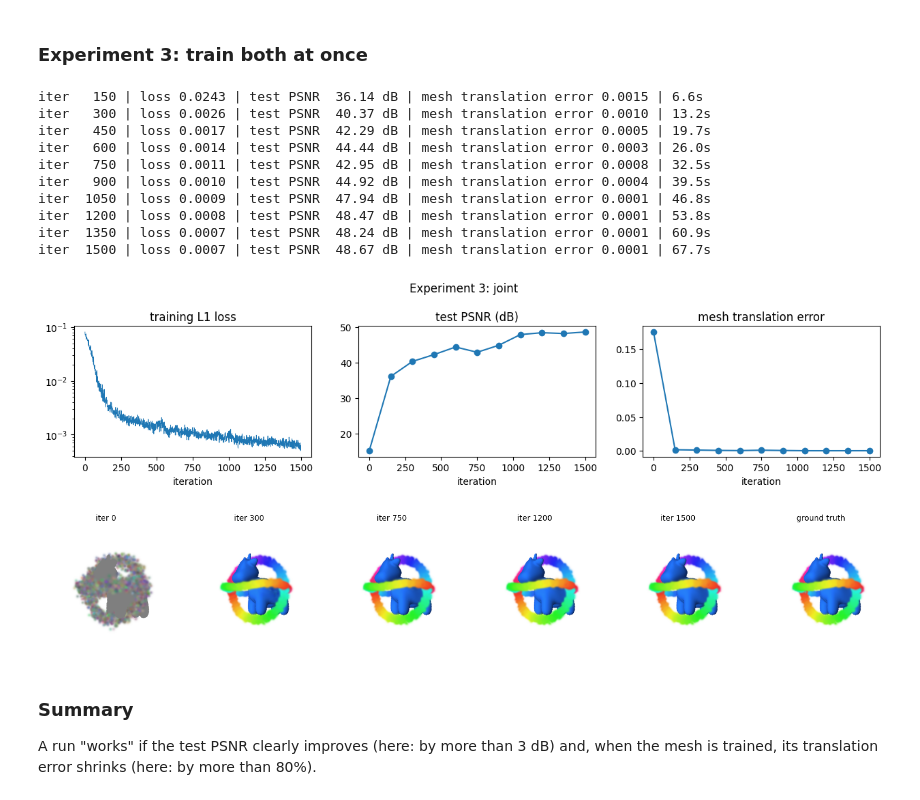
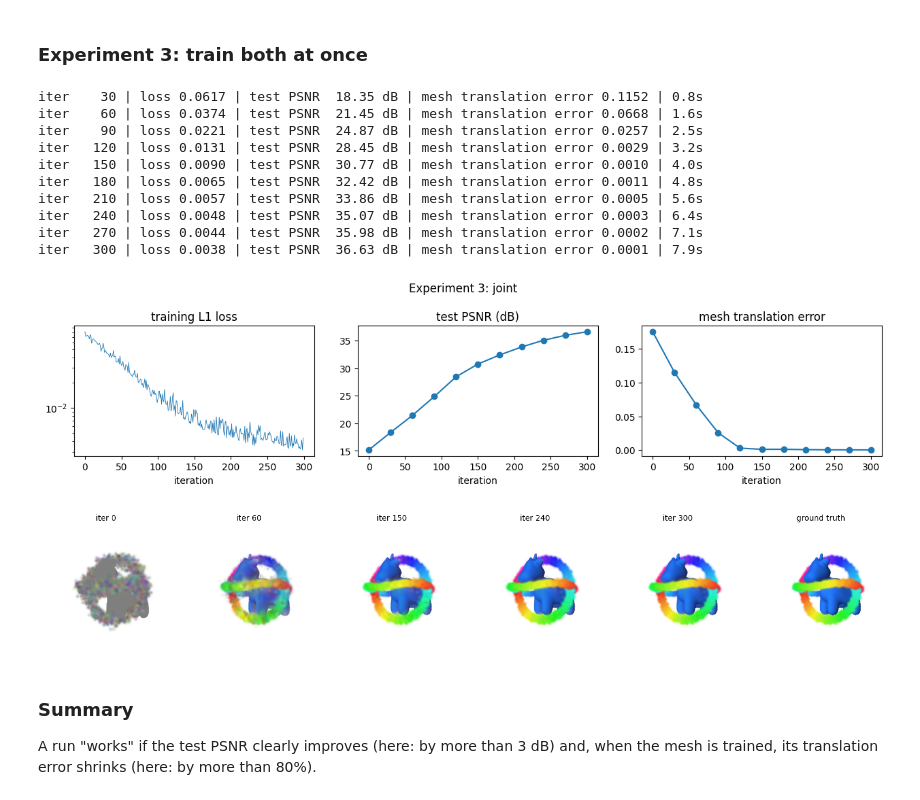
Before and after one commit to PeizhiYan/gmesh, a Jupyter notebook: examples/example-4 - toy training.ipynb, the cells around one changed output. Cells and saved outputs as stored; diff of their text form; code cells hidden in the pictures.

```diff
--- a/examples/example-4 - toy training.ipynb
+++ b/examples/example-4 - toy training.ipynb
@@ -242,22 +240,22 @@ iter   800 | loss 0.0001 | test PSNR  63.68 dB | mesh translation error 0.0000 |
 # %% [markdown]
 ### Experiment 3: train both at once
 # %%
-hist_joint = train(train_gaussians=True, train_mesh=True, iters=1500, snapshot_every=150)
+hist_joint = train(train_gaussians=True, train_mesh=True, iters=300, snapshot_every=30)
 plot_history(hist_joint, 'Experiment 3: joint', show_translation=True)
 show_progress(hist_joint)
 # %% [output]
-iter   150 | loss 0.0243 | test PSNR  36.14 dB | mesh translation error 0.0015 | 6.6s
-iter   300 | loss 0.0026 | test PSNR  40.37 dB | mesh translation error 0.0010 | 13.2s
-iter   450 | loss 0.0017 | test PSNR  42.29 dB | mesh translation error 0.0005 | 19.7s
-iter   600 | loss 0.0014 | test PSNR  44.44 dB | mesh translation error 0.0003 | 26.0s
-iter   750 | loss 0.0011 | test PSNR  42.95 dB | mesh translation error 0.0008 | 32.5s
-iter   900 | loss 0.0010 | test PSNR  44.92 dB | mesh translation error 0.0004 | 39.5s
-iter  1050 | loss 0.0009 | test PSNR  47.94 dB | mesh translation error 0.0001 | 46.8s
-iter  1200 | loss 0.0008 | test PSNR  48.47 dB | mesh translation error 0.0001 | 53.8s
-iter  1350 | loss 0.0007 | test PSNR  48.24 dB | mesh translation error 0.0001 | 60.9s
-iter  1500 | loss 0.0007 | test PSNR  48.67 dB | mesh translation error 0.0001 | 67.7s
+iter    30 | loss 0.0617 | test PSNR  18.35 dB | mesh translation error 0.1152 | 0.8s
+iter    60 | loss 0.0374 | test PSNR  21.45 dB | mesh translation error 0.0668 | 1.6s
+iter    90 | loss 0.0221 | test PSNR  24.87 dB | mesh translation error 0.0257 | 2.5s
+iter   120 | loss 0.0131 | test PSNR  28.45 dB | mesh translation error 0.0029 | 3.2s
+iter   150 | loss 0.0090 | test PSNR  30.77 dB | mesh translation error 0.0010 | 4.0s
+iter   180 | loss 0.0065 | test PSNR  32.42 dB | mesh translation error 0.0011 | 4.8s
+iter   210 | loss 0.0057 | test PSNR  33.86 dB | mesh translation error 0.0005 | 5.6s
+iter   240 | loss 0.0048 | test PSNR  35.07 dB | mesh translation error 0.0003 | 6.4s
+iter   270 | loss 0.0044 | test PSNR  35.98 dB | mesh translation error 0.0002 | 7.1s
+iter   300 | loss 0.0038 | test PSNR  36.63 dB | mesh translation error 0.0001 | 7.9s
-[figure, old version]
+[figure, new version]
-[figure, old version]
+[figure, new version]
 # %% [markdown]
 ### Summary
 
```
Also changed, not shown: parts of 5 cells of this notebook, 5 other files.
